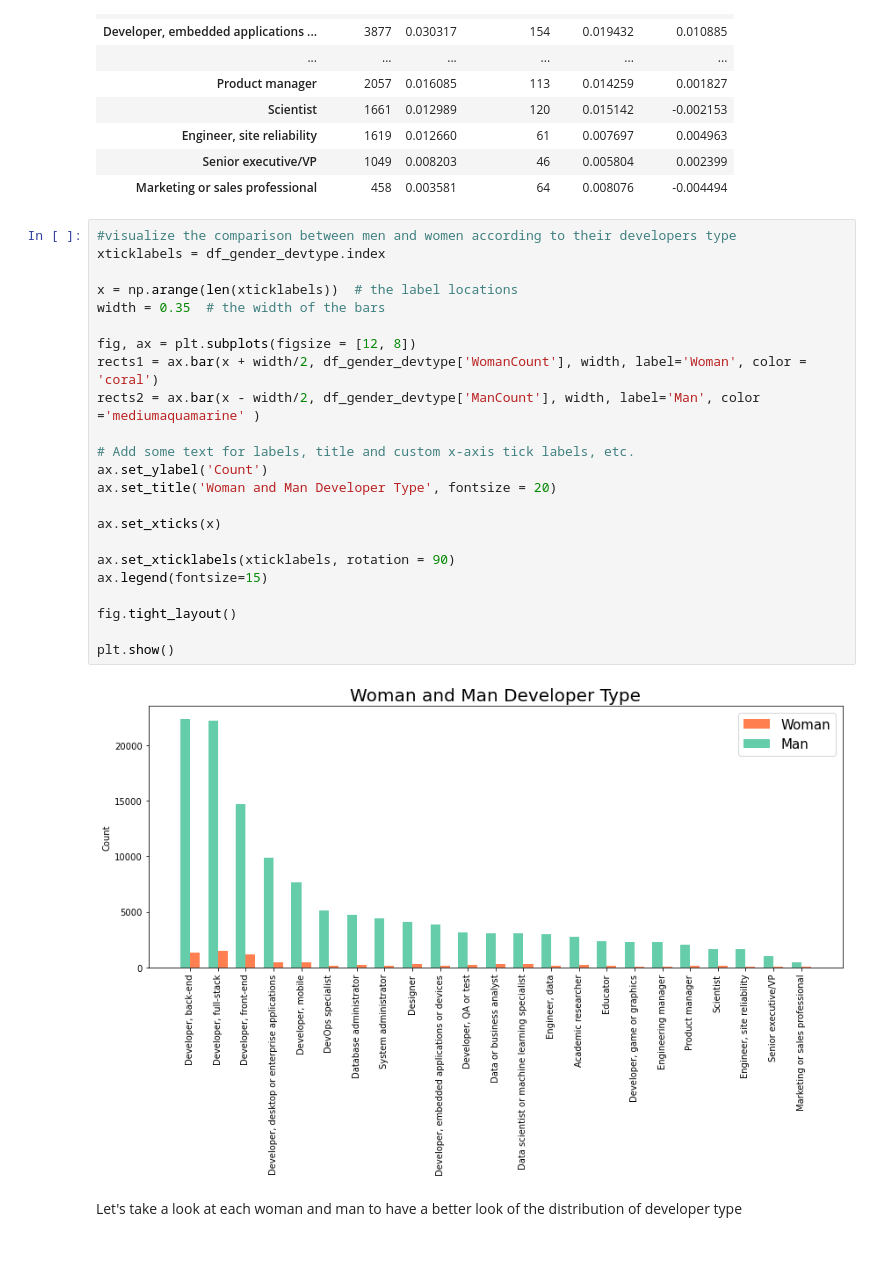
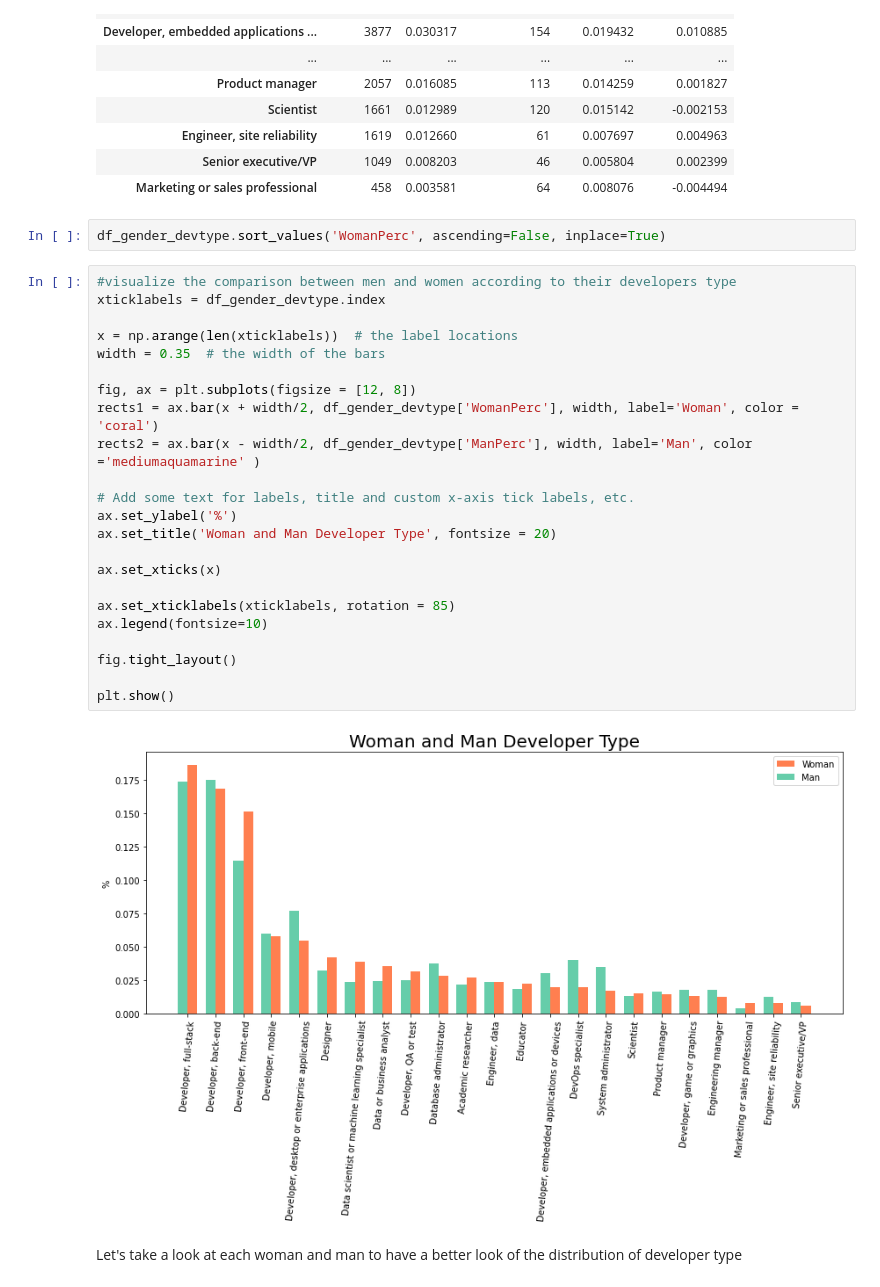
Before and after one commit to WidyaPuspitaloka/StackOverflow_2020_Developer_Survey, a Jupyter notebook: StackOverflow-Developer-Survey-Analysis-2020/StackOverflow2020-Developer-Survey-Analysis.ipynb, the cells around one changed output. Drawn from its saved outputs; the diff is of its cells as text; blank space fills up the shorter version.

```diff
--- a/StackOverflow-Developer-Survey-Analysis-2020/StackOverflow2020-Developer-Survey-Analysis.ipynb
+++ b/StackOverflow-Developer-Survey-Analysis-2020/StackOverflow2020-Developer-Survey-Analysis.ipynb
@@ -906,31 +1176,33 @@ df_gender_devtype.style.bar(subset=['Diff_Gen_Perc'], align='mid', color=['#d65f
 | Engineer, site reliability | 1619 | 0.012660 | 61 | 0.007697 | 0.004963 |
 | Senior executive/VP | 1049 | 0.008203 | 46 | 0.005804 | 0.002399 |
 | Marketing or sales professional | 458 | 0.003581 | 64 | 0.008076 | -0.004494 |
+# %%
+df_gender_devtype.sort_values('WomanPerc', ascending=False, inplace=True)
 # %%
 #visualize the comparison between men and women according to their developers type
 xticklabels = df_gender_devtype.index
 
 x = np.arange(len(xticklabels))  # the label locations
 width = 0.35  # the width of the bars
 
 fig, ax = plt.subplots(figsize = [12, 8])
-rects1 = ax.bar(x + width/2, df_gender_devtype['WomanCount'], width, label='Woman', color = 'coral')
-rects2 = ax.bar(x - width/2, df_gender_devtype['ManCount'], width, label='Man', color ='mediumaquamarine' )
+rects1 = ax.bar(x + width/2, df_gender_devtype['WomanPerc'], width, label='Woman', color = 'coral')
+rects2 = ax.bar(x - width/2, df_gender_devtype['ManPerc'], width, label='Man', color ='mediumaquamarine' )
 
 # Add some text for labels, title and custom x-axis tick labels, etc.
-ax.set_ylabel('Count')
+ax.set_ylabel('%')
 ax.set_title('Woman and Man Developer Type', fontsize = 20)
 
 ax.set_xticks(x)
 
-ax.set_xticklabels(xticklabels, rotation = 90)
-ax.legend(fontsize=15)
+ax.set_xticklabels(xticklabels, rotation = 85)
+ax.legend(fontsize=10)
 
 fig.tight_layout()
 
 plt.show()
 # %% [output]
-[figure, old version]
+[figure, new version]
 # %% [markdown]
 Let's take a look at each woman and man to have a better look of the distribution of developer type
 # %%
```
Also changed, not shown: parts of 104 cells of this notebook.
